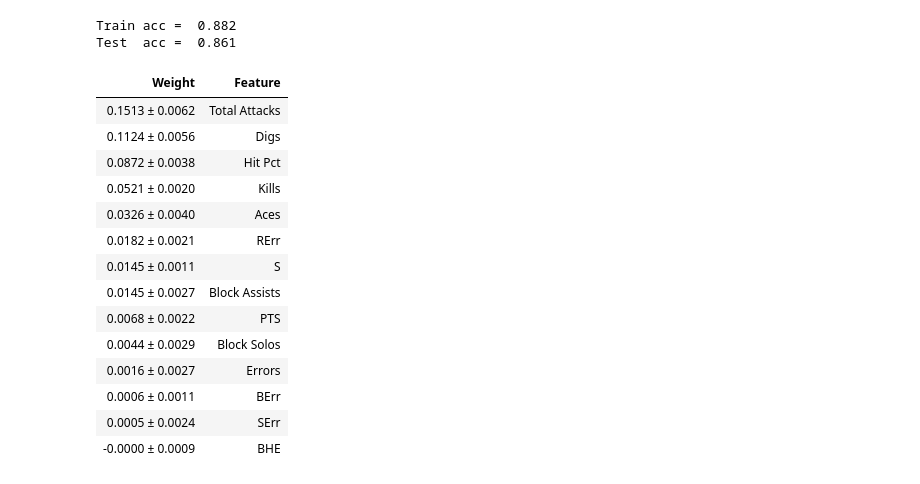
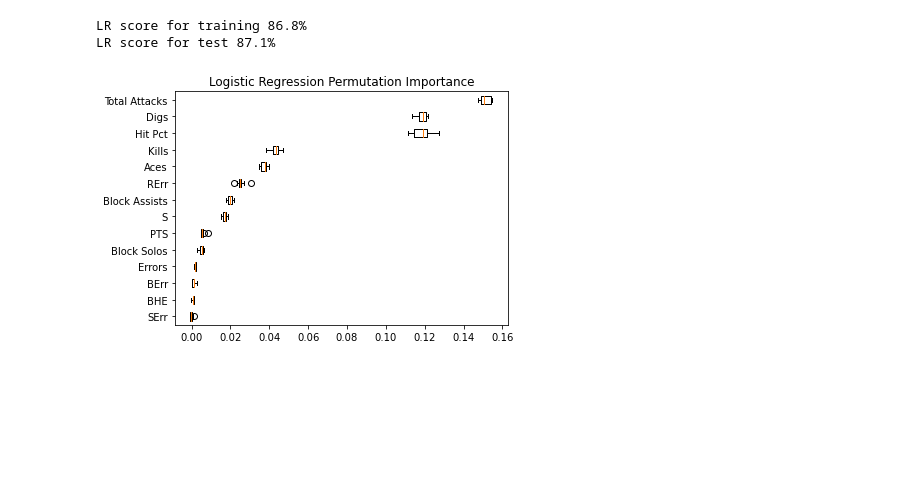
Before and after one commit to stevearonson/NCAA-VB, a Jupyter notebook: PredictWins.ipynb, the cells around one changed output. Saved outputs shown, nothing was run; the diff lists cells and outputs as text; code cells hidden in the pictures; blank space fills up the shorter version.

```diff
--- a/PredictWins.ipynb
+++ b/PredictWins.ipynb
@@ -141,12 +51,0 @@ print(X_train.shape, X_test.shape, y_train.shape, y_test.shape)
-# %%
-clf = svm.SVC(kernel='rbf', gamma='scale', random_state = 0)
-
-# fit model to training data
-clf.fit(X_train, y_train)
-
-# predict using the test data
-y_train_pred = clf.predict(X_train)
-y_test_pred = clf.predict(X_test)
-
-print('Train acc = %6.3f' % np.mean(np.equal(y_train_pred, y_train)))
-print('Test  acc = %6.3f' % np.mean(np.equal(y_test_pred, y_test)))
@@ -177,12 +51,0 @@ eli5.show_weights(perm, feature_names=sched.loc[:,'S':'BHE'].columns.values)
-# %%
-rfc =  RandomForestClassifier(n_estimators=20)
-
-# fit model to training data
-rfc.fit(X_train, y_train)
-
-# predict using the test data
-y_train_pred = rfc.predict(X_train)
-y_test_pred = rfc.predict(X_test)
-
-print('Train acc = %6.3f' % np.mean(np.equal(y_train_pred, y_train)))
-print('Test  acc = %6.3f' % np.mean(np.equal(y_test_pred, y_test)))
@@ -272,29 +51,0 @@ net.fit(X_train.astype('float32'), y_train_tensor)
-# %%
-# predict using the test data
-y_train_pred = net.predict(X_train.astype('float32'))
-y_test_pred = net.predict(X_test.astype('float32'))
-
-print('Train acc = %6.3f' % np.mean(np.equal(y_train_pred, y_train)))
-print('Test  acc = %6.3f' % np.mean(np.equal(y_test_pred, y_test)))
-# %% [output]
-Train acc =  0.882
-Test  acc =  0.861
-# %%
-perm = PermutationImportance(net).fit(X_test.astype('float32'), y_test)
-eli5.show_weights(perm, feature_names=sched.loc[:,'S':'BHE'].columns.values)
-# %% [output]
-| Weight | Feature |
-| 0.1513 ± 0.0062 | Total Attacks |
-| 0.1124 ± 0.0056 | Digs |
-| 0.0872 ± 0.0038 | Hit Pct |
-| 0.0521 ± 0.0020 | Kills |
-| 0.0326 ± 0.0040 | Aces |
-| 0.0182 ± 0.0021 | RErr |
-| 0.0145 ± 0.0011 | S |
-| 0.0145 ± 0.0027 | Block Assists |
-| 0.0068 ± 0.0022 | PTS |
-| 0.0044 ± 0.0029 | Block Solos |
-| 0.0016 ± 0.0027 | Errors |
-| 0.0006 ± 0.0011 | BErr |
-| 0.0005 ± 0.0024 | SErr |
-| -0.0000 ± 0.0009 | BHE |
@@ -300,0 +56,25 @@ eli5.show_weights(perm, feature_names=sched.loc[:,'S':'BHE'].columns.values)
+# %%
+from sklearn.linear_model import LogisticRegression
+
+logreg =  make_pipeline(QuantileTransformer(),
+                        LogisticRegression(C=1e5))
+
+logreg.fit(X_train, y_train)
+print('LR score for training %.1f%%' % (logreg.score(X_train, y_train)*100))
+print('LR score for test %.1f%%' % (logreg.score(X_test, y_test)*100))
+# %% [output]
+LR score for training 86.8%
+LR score for test 87.1%
+# %%
+result = permutation_importance(logreg, X_test, y_test, n_repeats=10,
+                                random_state=42, n_jobs=2)
+sorted_idx = result.importances_mean.argsort()
+
+fig, ax = plt.subplots()
+ax.boxplot(result.importances[sorted_idx].T,
+           vert=False, labels=labels[sorted_idx])
+ax.set_title("Logistic Regression Permutation Importance")
+fig.tight_layout()
+plt.show()
+# %% [output]
+[figure, added]
```
Also changed, not shown: parts of 33 cells of this notebook, 2 other files.
